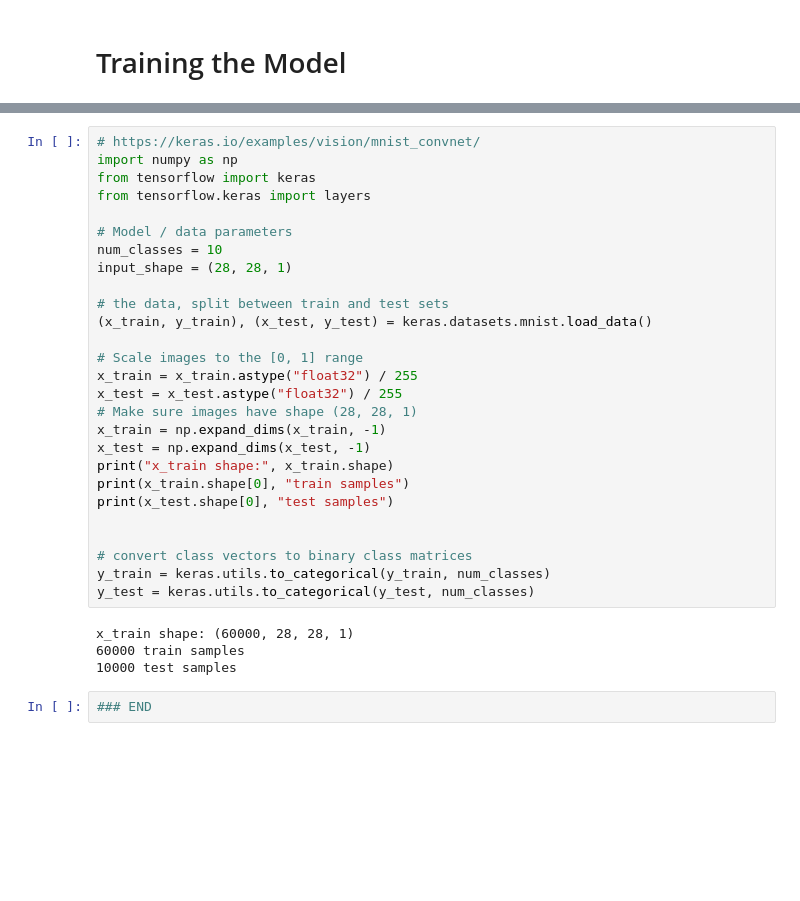
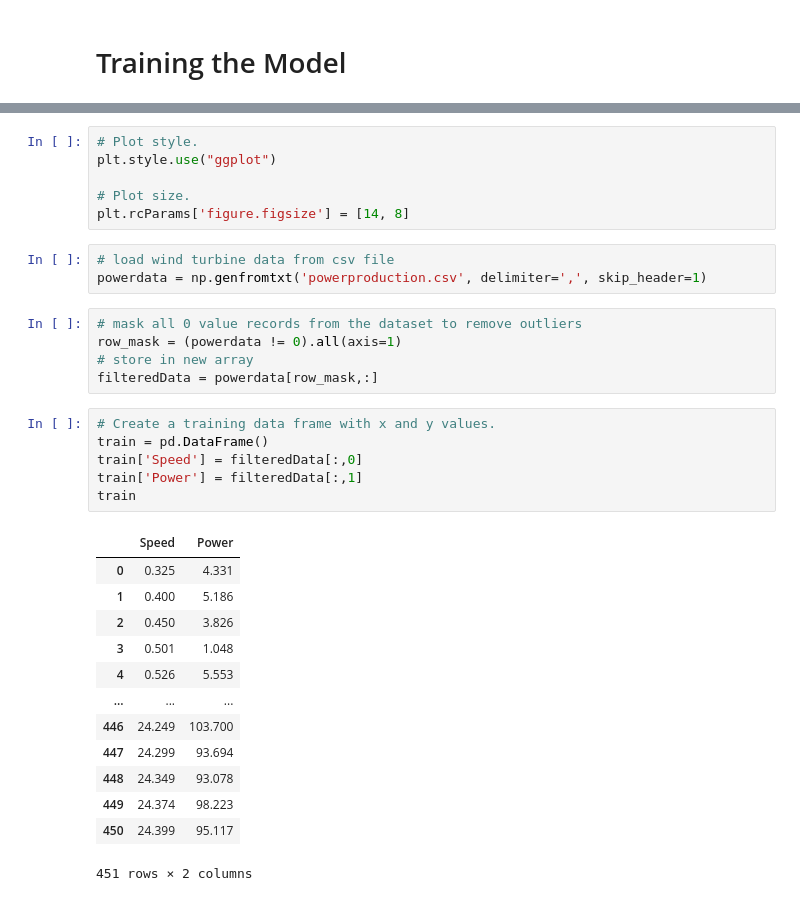
Before and after one commit to AntoMoore/Emerging-Technology-Project, a Jupyter notebook: train-model.ipynb, the cells around one changed output, grey strips where cells are left out. Saved outputs shown, nothing was run; the diff lists cells and outputs as text; blank space fills up the shorter version.

```diff
--- a/train-model.ipynb
+++ b/train-model.ipynb
@@ -12,33 +15,34 @@ import seaborn as sns
-# %%
-# https://keras.io/examples/vision/mnist_convnet/
-import numpy as np
-from tensorflow import keras
-from tensorflow.keras import layers
-
-# Model / data parameters
-num_classes = 10
-input_shape = (28, 28, 1)
-
-# the data, split between train and test sets
-(x_train, y_train), (x_test, y_test) = keras.datasets.mnist.load_data()
-
-# Scale images to the [0, 1] range
-x_train = x_train.astype("float32") / 255
-x_test = x_test.astype("float32") / 255
-# Make sure images have shape (28, 28, 1)
-x_train = np.expand_dims(x_train, -1)
-x_test = np.expand_dims(x_test, -1)
-print("x_train shape:", x_train.shape)
-print(x_train.shape[0], "train samples")
-print(x_test.shape[0], "test samples")
-
-
-# convert class vectors to binary class matrices
-y_train = keras.utils.to_categorical(y_train, num_classes)
-y_test = keras.utils.to_categorical(y_test, num_classes)
-# %% [output]
-x_train shape: (60000, 28, 28, 1)
-60000 train samples
-10000 test samples
-# %%
-### END
+# %%
+# Plot style.
+plt.style.use("ggplot")
+
+# Plot size.
+plt.rcParams['figure.figsize'] = [14, 8]
+# %%
+# load wind turbine data from csv file
+powerdata = np.genfromtxt('powerproduction.csv', delimiter=',', skip_header=1)
+# %%
+# mask all 0 value records from the dataset to remove outliers
+row_mask = (powerdata != 0).all(axis=1)
+# store in new array
+filteredData = powerdata[row_mask,:]
+# %%
+# Create a training data frame with x and y values.
+train = pd.DataFrame()
+train['Speed'] = filteredData[:,0]
+train['Power'] = filteredData[:,1]
+train
+# %% [output]
+|  | Speed | Power |
+| 0 | 0.325 | 4.331 |
+| 1 | 0.400 | 5.186 |
+| 2 | 0.450 | 3.826 |
+| 3 | 0.501 | 1.048 |
+| 4 | 0.526 | 5.553 |
+| ... | ... | ... |
+| 446 | 24.249 | 103.700 |
+| 447 | 24.299 | 93.694 |
+| 448 | 24.349 | 93.078 |
+| 449 | 24.374 | 98.223 |
+| 450 | 24.399 | 95.117 |
+451 rows × 2 columns
```
Also changed, not shown: parts of 5 cells of this notebook, 1 other file.
